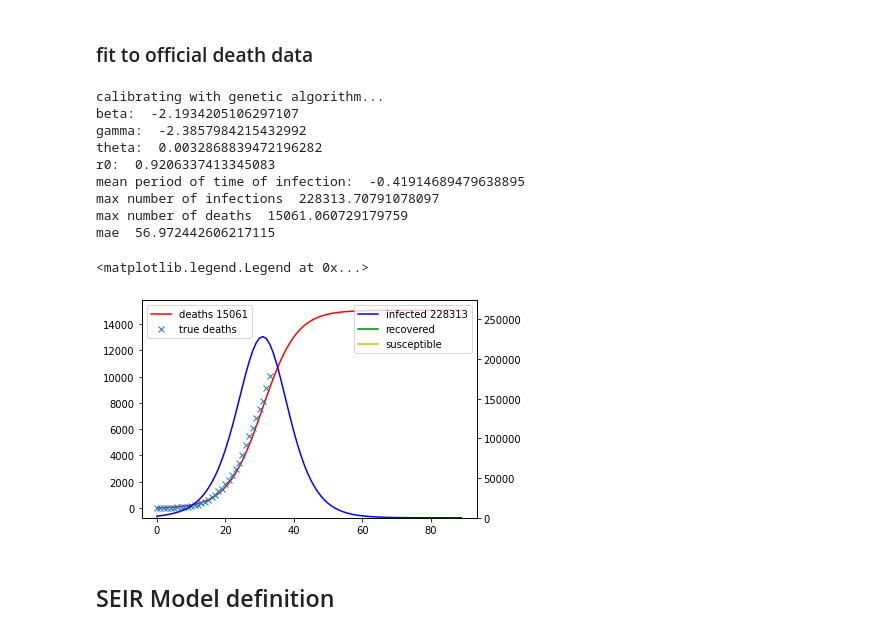
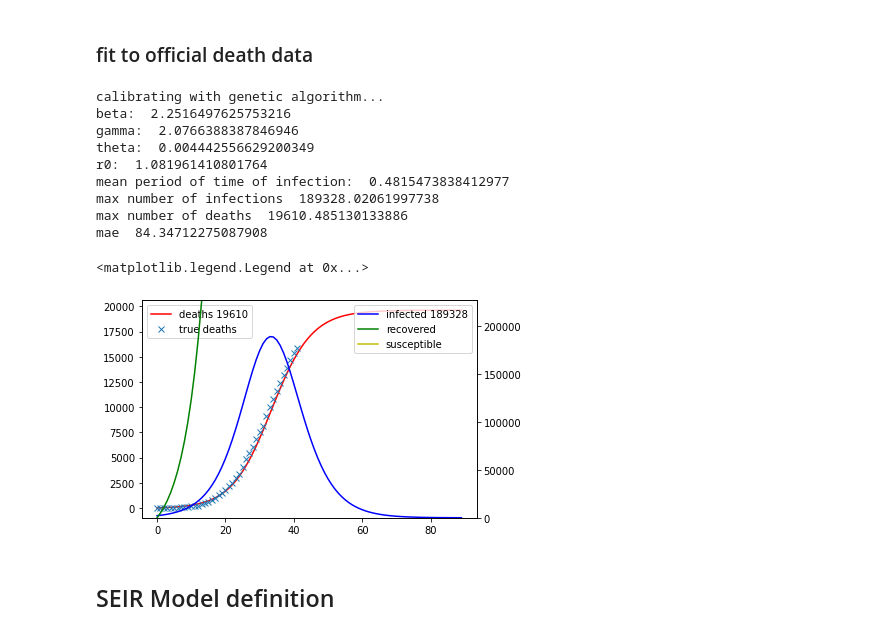
Before and after one commit to mspadaccino/COVID-19, a Jupyter notebook: deprecated/SIRD model.ipynb, the cells around one changed output. Drawn from its saved outputs; the diff is of its cells as text; code cells hidden in the pictures.

```diff
--- a/deprecated/SIRD model.ipynb
+++ b/deprecated/SIRD model.ipynb
@@ -98,7 +101,7 @@ df = pd.read_csv('../data/dpc-covid19-ita-andamento-nazionale.csv').drop('stato'
 y_fit = df['deceduti'].values#df['deceduti'].values
 x_fit = np.linspace(0, len(y_fit), len(y_fit))
 N = 60431283 # total population Italy
-I0 = cases_multiplier*df['totale_attualmente_positivi'].iloc[0] # Initial number of infected people (10x official estimates hypothesis)
+I0 = cases_multiplier*df['totale_positivi'].iloc[0] # Initial number of infected people (10x official estimates hypothesis)
 R0 = 0 #df['dimessi_guariti'].iloc[0] # Initial number of recovered
 S0 = N - I0 - R0 # Initial susceptible population to infection.
 D0 = 0 # number of deaths at initial time
@@ -107,42 +110,42 @@ bounds = [(-5,5), (-5, 5), (-5, 5)]
 if use_differential_evolution:
     print('calibrating with genetic algorithm...')
     optimization = differential_evolution(diff_ev_solver, bounds)
     params = optimization.x
 else:
     params, covariances = curve_fit(f=SIRModel_solver, xdata=x_fit, ydata=y_fit, method='trf', bounds=bounds[0])
 S, I , R, D = SIRModel(range(90), *params)
 print('beta: ', params[0])
 print('gamma: ', params[1])
 print('theta: ', params[2])
 print('r0: ', params[0]/(params[1]+params[2]))
 print('mean period of time of infection: ', 1/params[1])
 print('max number of infections ', np.max(I))
 print('max number of deaths ', np.max(D))
 print('mae ', np.mean(np.abs(y_fit - SIRModel_solver(x_fit, *params))))
 fig, ax1 = plt.subplots()
 ax1.plot(D,'r', label='deaths '+str(int(np.max(D))))
 ax1.plot(y_fit,'x', label='true deaths')
 ax1.legend(loc='upper left')
 ax2 = ax1.twinx()
 plt.ylim(0,1.2*np.max(I))
 ax2.plot(I,'b', label='infected '+str(int(np.max(I))))
 ax2.plot(R,'g', label='recovered')
 ax2.plot(S,'y', label='susceptible')
 
 
 ax2.legend()
 # %% [output]
 calibrating with genetic algorithm...
-beta:  -2.1934205106297107
-gamma:  -2.3857984215432992
-theta:  0.0032868839472196282
-r0:  0.9206337413345083
-mean period of time of infection:  -0.41914689479638895
-max number of infections  228313.70791078097
-max number of deaths  15061.060729179759
-mae  56.972442606217115
+beta:  2.2516497625753216
+gamma:  2.0766388387846946
+theta:  0.004442556629200349
+r0:  1.081961410801764
+mean period of time of infection:  0.4815473838412977
+max number of infections  189328.02061997738
+max number of deaths  19610.485130133886
+mae  84.34712275087908
 <matplotlib.legend.Legend at 0x...>
-[figure, old version]
+[figure, new version]
 # %% [markdown]
 ## SEIR Model definition
 # %%
```
Also changed, not shown: parts of 1 cell of this notebook, 2 other files.
